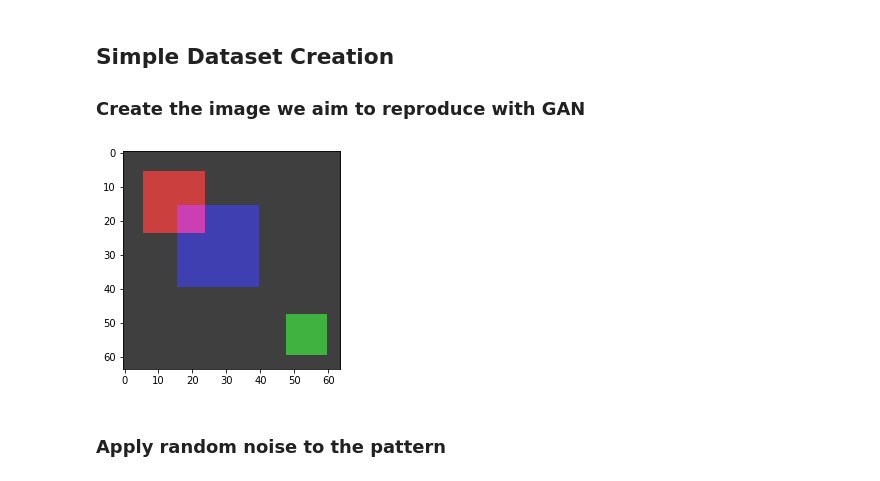
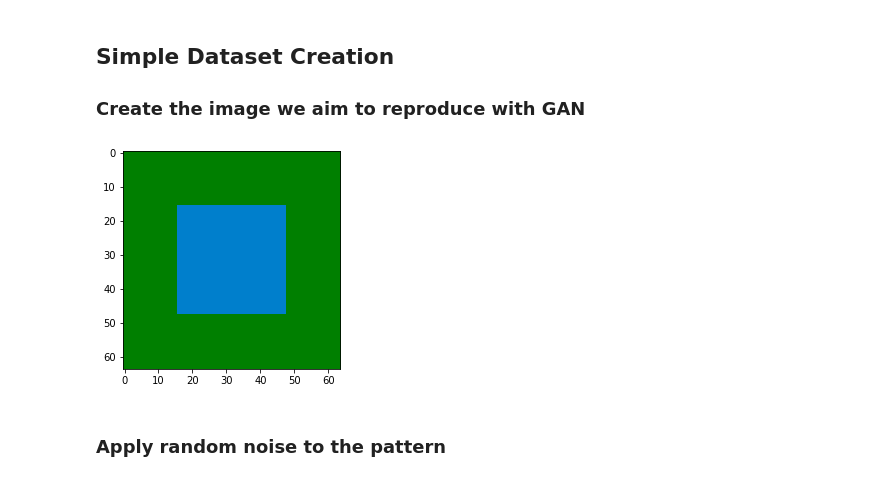
Before and after one commit to Wotaker/TrainingGAN, a Jupyter notebook: dataset.ipynb, the cells around one changed output. Saved outputs shown, nothing was run; the diff lists cells and outputs as text; code cells hidden in the pictures.

```diff
--- a/dataset.ipynb
+++ b/dataset.ipynb
@@ -137,13 +137,18 @@ def augment_dataset(key: PRNGKey, dataset: Array, rate: Scalar, dir_path: str, l
 ## Simple Dataset Creation
 ### Create the image we aim to reproduce with GAN
 # %%
-simple_img = jnp.ones((64, 64, 3)) * 0.25
-simple_img = simple_img.at[6:24, 6:24, 0].set(0.8)
-simple_img = simple_img.at[48:60, 48:60, 1].set(0.7)
-simple_img = simple_img.at[16:40, 16:40, 2].set(0.7)
+# simple_img = jnp.ones((64, 64, 3)) * 0.25
+# simple_img = simple_img.at[6:24, 6:24, 0].set(0.8)
+# simple_img = simple_img.at[48:60, 48:60, 1].set(0.7)
+# simple_img = simple_img.at[16:40, 16:40, 2].set(0.7)
+
+simple_img = jnp.zeros((64, 64, 3))
+simple_img = simple_img.at[:, :, 1].set(0.5)
+simple_img = simple_img.at[16:48, 16:48, 2].set(0.8)
+
 plt.imshow(simple_img);
 # %% [output]
-[figure, old version]
+[figure, new version]
 # %% [markdown]
 ### Apply random noise to the pattern
 # %%
```
Also changed, not shown: parts of 3 cells of this notebook, 1 other file.
